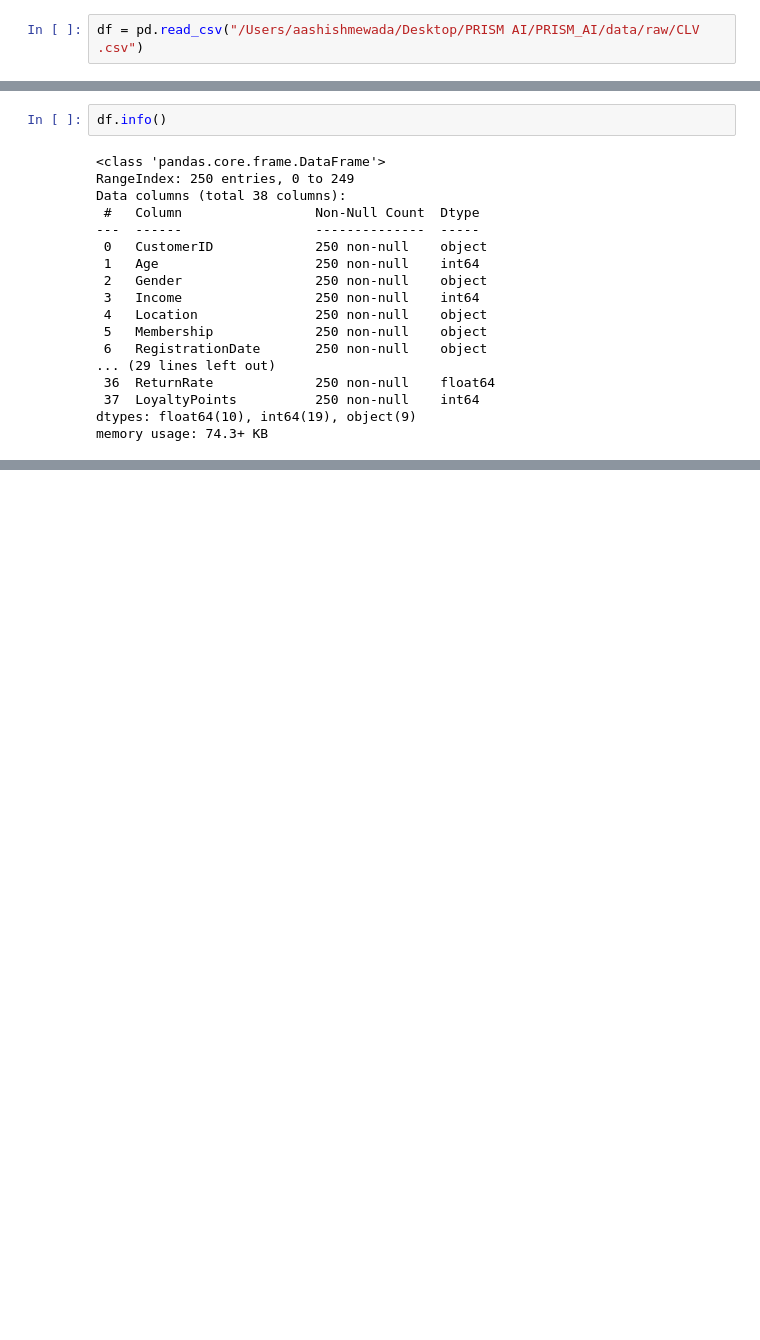
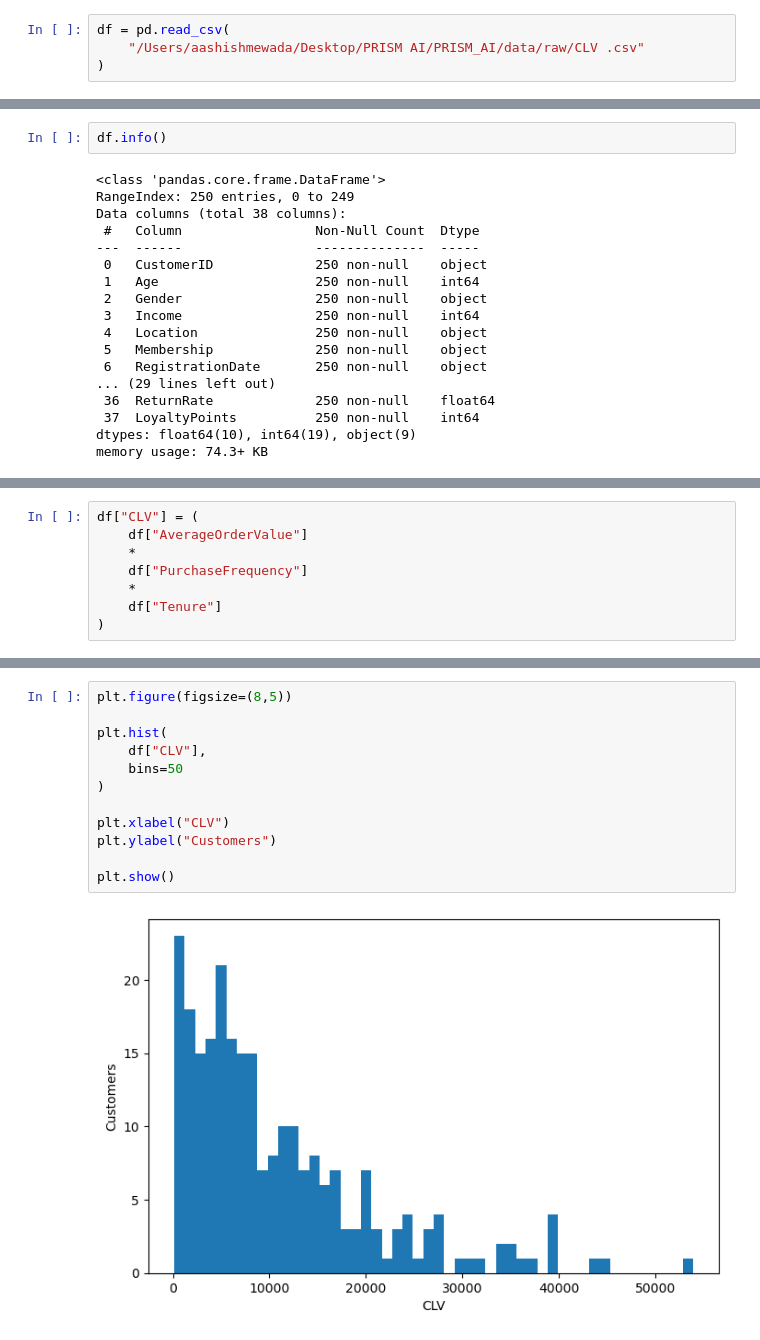
Before and after one commit to ashishpatel3630-art/PRISM_AI_Models, a Jupyter notebook: PRISM_AI/notebooks/05_CLV.ipynb, the cells around one changed output, grey strips where cells are left out. Saved outputs shown, nothing was run; the diff lists cells and outputs as text; blank space fills up the shorter version.

```diff
--- a/PRISM_AI/notebooks/05_CLV.ipynb
+++ b/PRISM_AI/notebooks/05_CLV.ipynb
@@ -32,5 +40,7 @@ warnings.filterwarnings("ignore")
 # %%
-df = pd.read_csv("/Users/aashishmewada/Desktop/PRISM AI/PRISM_AI/data/raw/CLV .csv")
+df = pd.read_csv(
+    "/Users/aashishmewada/Desktop/PRISM AI/PRISM_AI/data/raw/CLV .csv"
+)
 # %%
 df.head()
 # %% [output]
@@ -705,0 +88,8 @@ joblib.dump(
+# %%
+df["CLV"] = (
+    df["AverageOrderValue"]
+    *
+    df["PurchaseFrequency"]
+    *
+    df["Tenure"]
+)
@@ -705,0 +120,14 @@ joblib.dump(
+# %%
+plt.figure(figsize=(8,5))
+
+plt.hist(
+    df["CLV"],
+    bins=50
+)
+
+plt.xlabel("CLV")
+plt.ylabel("Customers")
+
+plt.show()
+# %% [output]
+[figure, added]
```
Also changed, not shown: parts of 49 cells of this notebook, 3 other files.
